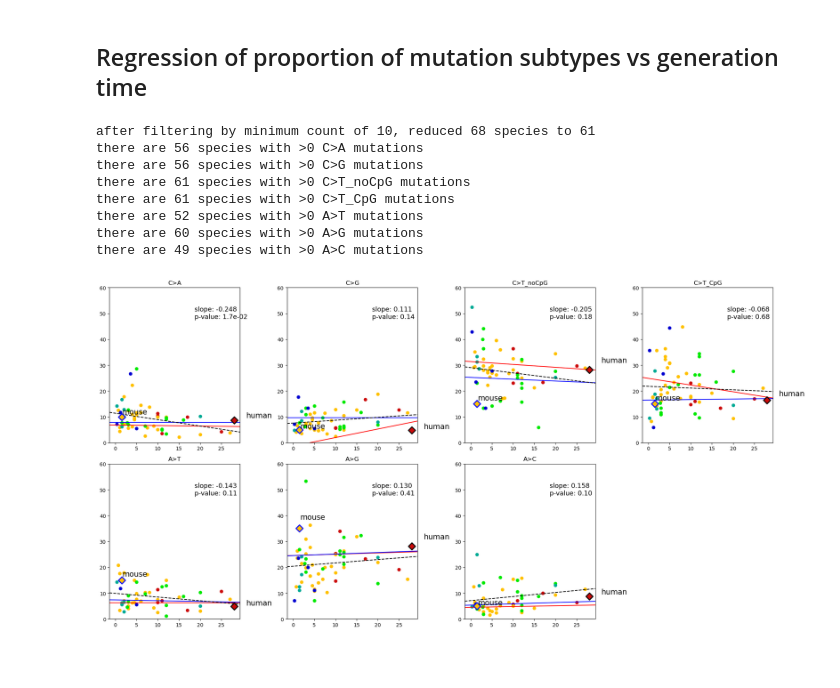
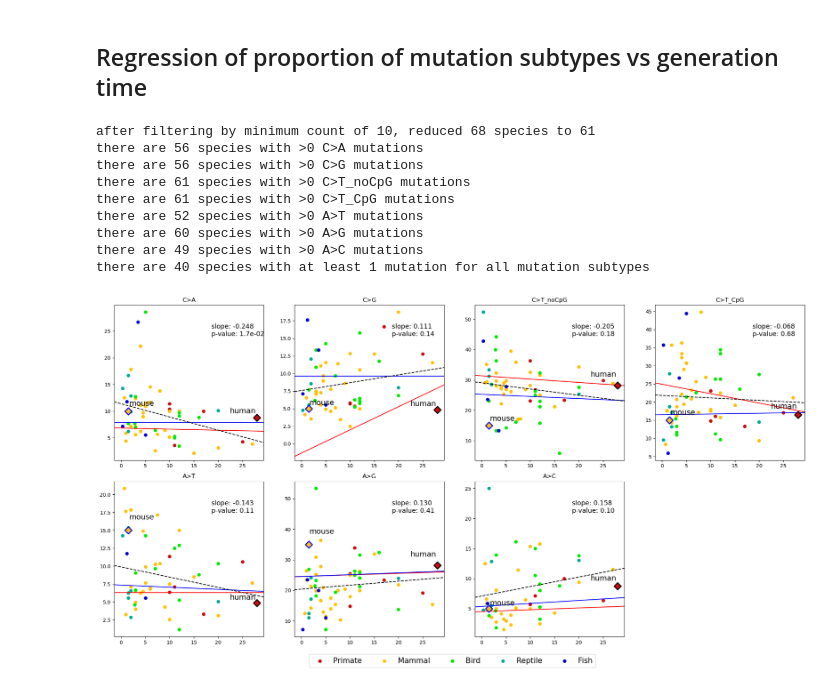
Before and after one commit to harrispopgen/clocklike-DBH, a Jupyter notebook: DBH_bergeron_data.ipynb, the cells around one changed output. Saved outputs shown, nothing was run; the diff lists cells and outputs as text; code cells hidden in the pictures; blank space fills up the shorter version.

Commit message:
saved species with >=1 mutations for all mutation types as separate csv file

```diff
--- a/DBH_bergeron_data.ipynb
+++ b/DBH_bergeron_data.ipynb
@@ -342,6 +343,11 @@ def merge_mutation_rate_generation_time_dataframe_and_remove_zero_count_species(
         if save_data:
             df_type.to_csv(f"./output/mutation_subtype_vs_gen_time/csv/{mt}.csv")
 
+    df_all_nonzero = df_filter_by_count[(df_filter_by_count != 0).all(1)]
+    print(f"there are {len(df_all_nonzero)} species with at least 1 mutation for all mutation subtypes")
+    if save_data:
+        df_all_nonzero.to_csv(f"./output/mutation_subtype_vs_gen_time/csv/all.csv")
+
 merge_mutation_rate_generation_time_dataframe_and_remove_zero_count_species(min_mutation_count=10, remove_zero_count=True, save_data=True)
 # %% [output]
 after filtering by minimum count of 10, reduced 68 species to 61
@@ -352,6 +358,7 @@ there are 61 species with >0 C>T_CpG mutations
 there are 52 species with >0 A>T mutations
 there are 60 species with >0 A>G mutations
 there are 49 species with >0 A>C mutations
+there are 40 species with at least 1 mutation for all mutation subtypes
 # %%
 # supp table 11
 # row 1: intercept, row 2: slope, col 1: maternal, col 2: paternal
@@ -370,37 +377,37 @@ def plot_jonsson_data(data, ax):
 def plot_helper(df, x_df_key, y_df_key, group_name2idx_map, colors, ax, type_label, fontsize=15):
     df_human = df.loc[df.index[df["species"] == "Homo_sapiens"]]
     human_x, human_y = df_human[x_df_key].to_numpy()[0], df_human[y_df_key].to_numpy()[0]
     df_mice = df.loc[df.index[df["species"] == "Mus_musculus"]]
     mice_x, mice_y = df_mice[x_df_key].to_numpy()[0], df_mice[y_df_key].to_numpy()[0]
     ax.scatter(human_x, human_y, color=colors[group_name2idx_map["Primate"]],
                marker='D', edgecolor="black", s=100, lw=2, zorder=float("inf")) #label="human"
     ax.scatter(mice_x, mice_y, color=colors[group_name2idx_map["Mammal"]],
                marker='D', edgecolor="blue", s=100, lw=2, zorder=float("inf")) #label="mice"
-    offset_factor=1.1
-    ax.text(offset_factor * human_x, offset_factor * human_y, "human", zorder=float("inf"), fontsize=fontsize)
-    ax.text(offset_factor * mice_x, offset_factor * mice_y, "mouse", zorder=float("inf"), fontsize=fontsize)
-    ax.set_ylim(0, 60)
+    ax.text(0.8 * human_x, 1.1 * human_y, "human", zorder=float("inf"), fontsize=fontsize)
+    ax.text(1.1 * mice_x, 1.1 * mice_y, "mouse", zorder=float("inf"), fontsize=fontsize)
+    # ax.set_ylim(0, 60)
 
     for idx, gn in enumerate(group_name2idx_map.keys()):
         df_gn = df.loc[df.index[df["group"] == gn]]
         ax.scatter(df_gn[x_df_key], df_gn[y_df_key], color=colors[idx], label=gn)
     ax.set_title(type_label[:-2])
 
 def plot_rate_vs_gen_time(group_name2idx_map, colors, jonsson_data):
     fig, ax = plt.subplots(2, 4, figsize=(20,10))
     mutation_types = ["C>A_%", "C>G_%", "C>T_noCpG_%", "C>T_CpG_%", "A>T_%", "A>G_%", "A>C_%"]
     for idx, mt in enumerate(mutation_types):
         df = pd.read_csv(f"./output/mutation_subtype_vs_gen_time/csv/{mt}.csv")
         r, c = idx // 4, idx % 4
         plot_helper(df, "Generation time", mt, group_name2idx_map, colors, ax[r,c], mt, fontsize=15)
         plot_jonsson_data(jonsson_data[idx], ax[r,c])
         r_filename = f"./output/mutation_subtype_vs_gen_time/r_output/{mt[:-2]}.csv"
         load_and_plot_r_regression_output(r_filename, [0,30], log_scale=False, fontsize=13, text_pos=(0.65, 0.8), ax=ax[r,c])
     fig.delaxes(ax[1,3])
 
-    # fig.legend(loc='upper center', bbox_to_anchor=(0.5, 0), fontsize=13, ncol=3)
-    # fig.tight_layout()
+    handles, labels = ax[1,1].get_legend_handles_labels()
+    fig.legend(handles, labels, loc='upper center', bbox_to_anchor=(0.5,0), ncol=5, fontsize=15) #bbox_transform=fig.transFigure)
+    fig.tight_layout()
 
 plot_rate_vs_gen_time(vertebrate_group_name2idx_map, colors, jonsson_data)
 # %% [output]
-[figure, old version]
+[figure, new version]
```
Also changed, not shown: parts of 1 cell of this notebook.
